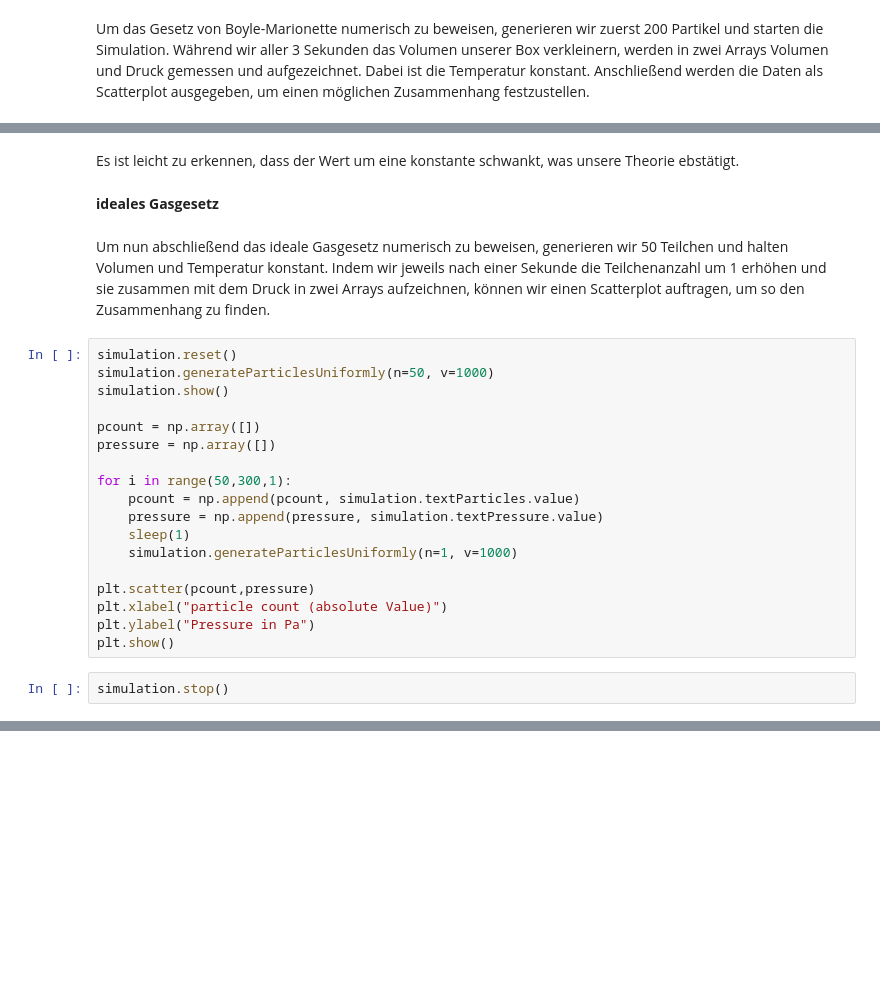
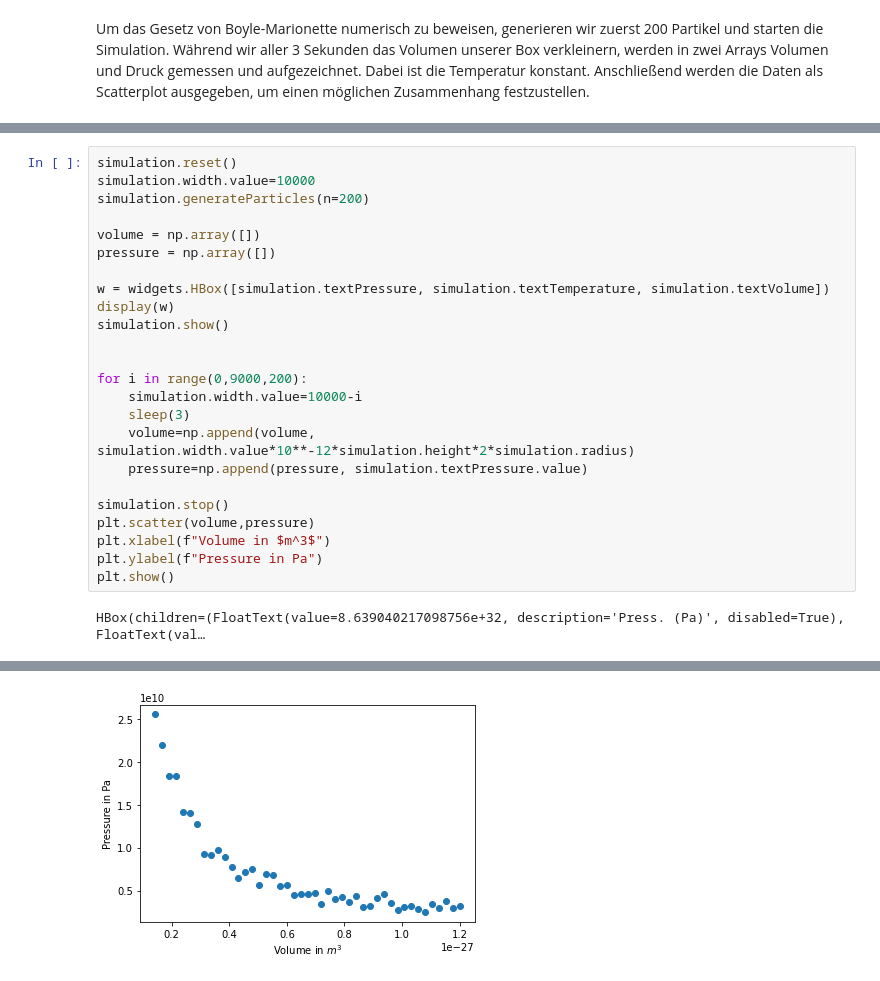
Before and after one commit to XDRoffler/IdealGas, a Jupyter notebook: FinalProject.ipynb, the cells around one changed output, grey strips where cells are left out. Saved outputs shown, nothing was run; the diff lists cells and outputs as text; blank space fills up the shorter version.

```diff
--- a/FinalProject.ipynb
+++ b/FinalProject.ipynb
@@ -666,26 +603,26 @@ plt.show()
-# %% [markdown]
-Es ist leicht zu erkennen, dass der Wert um eine konstante schwankt, was unsere Theorie ebstätigt.
-# %% [markdown]
-<b>ideales Gasgesetz</b>
-# %% [markdown]
-Um nun abschließend das ideale Gasgesetz numerisch zu beweisen, generieren wir 50 Teilchen und halten Volumen und Temperatur konstant. Indem wir jeweils nach einer Sekunde die Teilchenanzahl um 1 erhöhen und sie zusammen mit dem Druck in zwei Arrays aufzeichnen, können wir einen Scatterplot auftragen, um so den Zusammenhang zu finden.
-# %%
-simulation.reset()
-simulation.generateParticlesUniformly(n=50, v=1000)
-simulation.show()
-
-pcount = np.array([])
-pressure = np.array([])
-
-for i in range(50,300,1):
-    pcount = np.append(pcount, simulation.textParticles.value)
-    pressure = np.append(pressure, simulation.textPressure.value)
-    sleep(1)
-    simulation.generateParticlesUniformly(n=1, v=1000)
-
-plt.scatter(pcount,pressure)
-plt.xlabel("particle count (absolute Value)")
-plt.ylabel("Pressure in Pa")
-plt.show()
-# %%
-simulation.stop()
+# %%
+simulation.reset()
+simulation.width.value=10000
+simulation.generateParticles(n=200)
+
+volume = np.array([])
+pressure = np.array([])
+
+w = widgets.HBox([simulation.textPressure, simulation.textTemperature, simulation.textVolume])
+display(w)
+simulation.show()
+
+
+for i in range(0,9000,200):
+    simulation.width.value=10000-i
+    sleep(3)
+    volume=np.append(volume, simulation.width.value*10**-12*simulation.height*2*simulation.radius)
+    pressure=np.append(pressure, simulation.textPressure.value)
+
+simulation.stop()
+plt.scatter(volume,pressure)
+plt.xlabel(f"Volume in $m^3$")
+plt.ylabel(f"Pressure in Pa")
+plt.show()
+# %% [output]
+HBox(children=(FloatText(value=8.639040217098756e+32, description='Press. (Pa)', disabled=True), FloatText(val…
@@ -691,0 +630 @@ simulation.stop()
+[figure, added]
```
Also changed, not shown: parts of 68 cells of this notebook.
